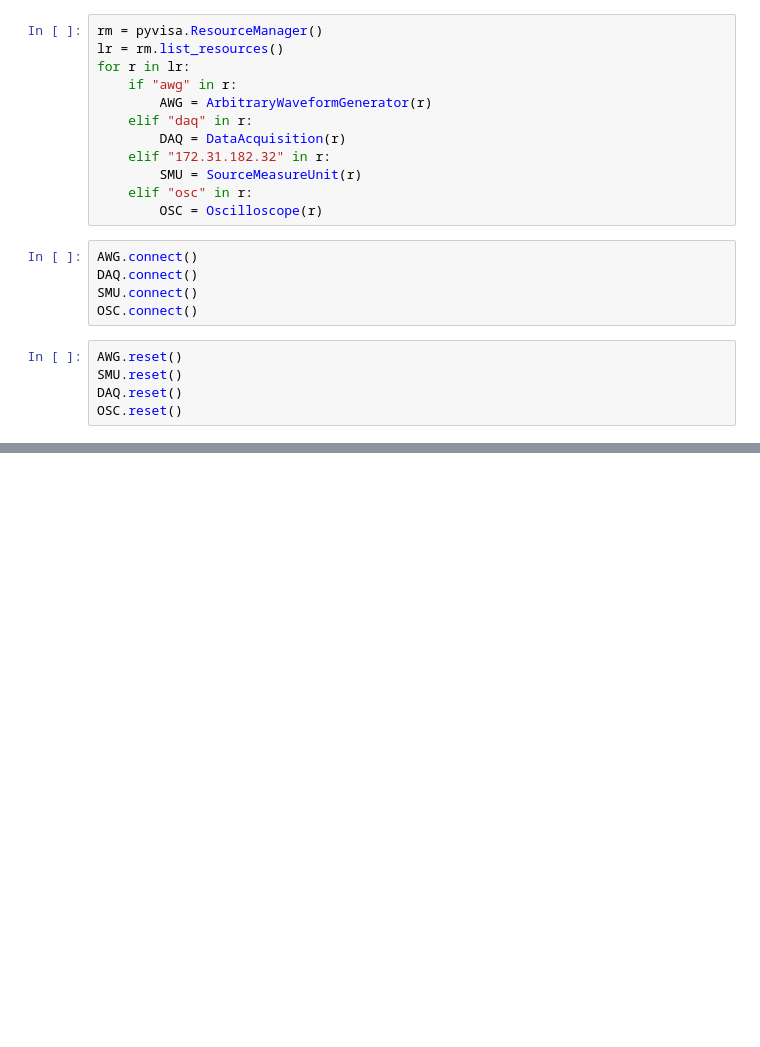
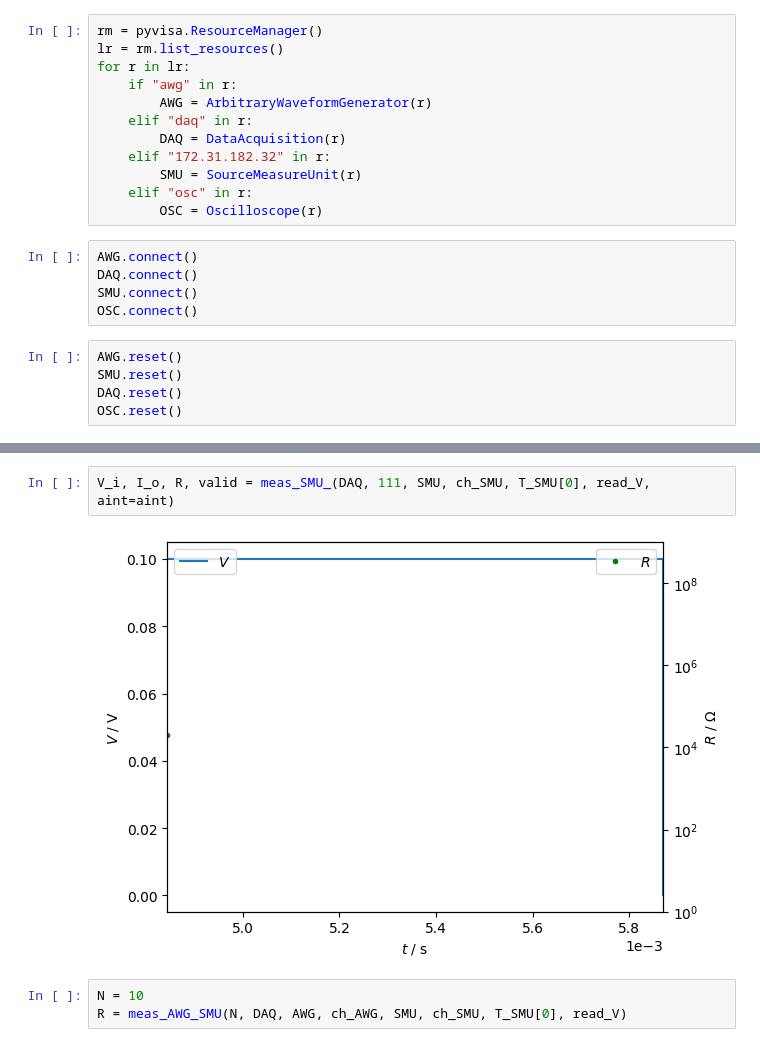
Before and after one commit to raxov99/iis_optolab, a Jupyter notebook: in_lab.ipynb, the cells around one changed output, grey strips where cells are left out. Cells and saved outputs as stored; diff of their text form; blank space fills up the shorter version.

```diff
--- a/in_lab.ipynb
+++ b/in_lab.ipynb
@@ -141,0 +55,7 @@ plt.show()
+# %%
+V_i, I_o, R, valid = meas_SMU_(DAQ, 111, SMU, ch_SMU, T_SMU[0], read_V, aint=aint)
+# %% [output]
+[figure, added]
+# %%
+N = 10
+R = meas_AWG_SMU(N, DAQ, AWG, ch_AWG, SMU, ch_SMU, T_SMU[0], read_V)
```
Also changed, not shown: parts of 21 cells of this notebook, 2 other files.
